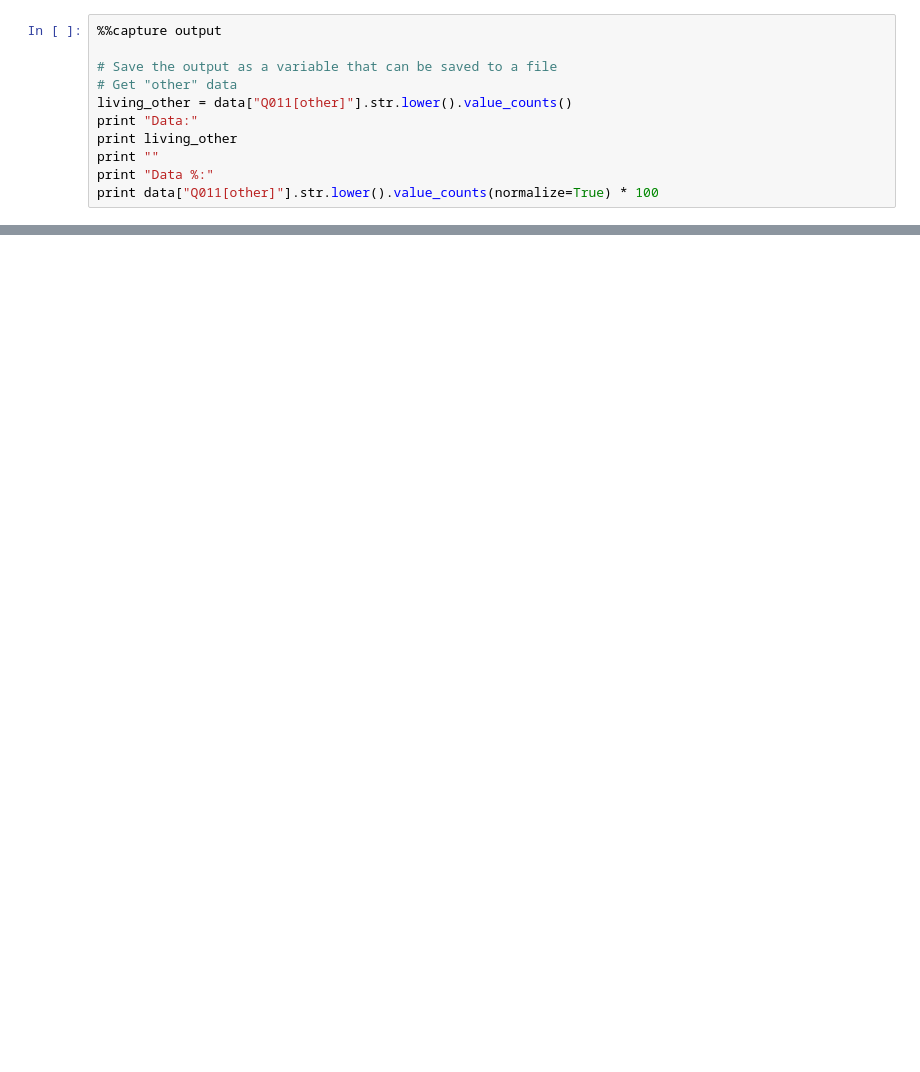
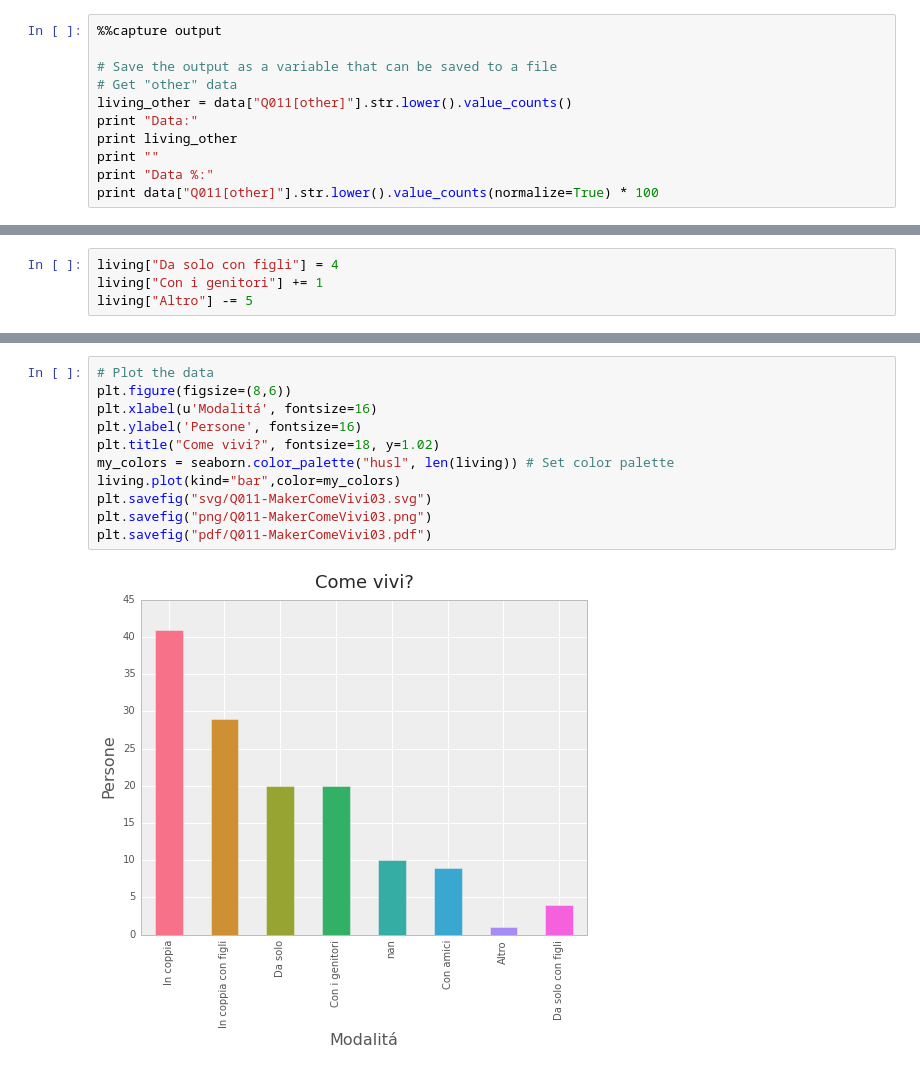
Before and after one commit to openp2pdesign/Makers-Inquiry---Analysis, a Jupyter notebook: Q011.ipynb, the cells around one changed output, grey strips where cells are left out. Cells and saved outputs as stored; diff of their text form; blank space fills up the shorter version.

Commit message:
Add other data integration to Q011

```diff
--- a/Q011.ipynb
+++ b/Q011.ipynb
@@ -129,0 +132,4 @@ plt.savefig("pdf/Q011-MakerComeVivi02.pdf")
+# %%
+living["Da solo con figli"] = 4
+living["Con i genitori"] += 1
+living["Altro"] -= 5
@@ -129,0 +167,13 @@ plt.savefig("pdf/Q011-MakerComeVivi02.pdf")
+# %%
+# Plot the data
+plt.figure(figsize=(8,6))
+plt.xlabel(u'Modalitá', fontsize=16)
+plt.ylabel('Persone', fontsize=16)
+plt.title("Come vivi?", fontsize=18, y=1.02)
+my_colors = seaborn.color_palette("husl", len(living)) # Set color palette
+living.plot(kind="bar",color=my_colors)
+plt.savefig("svg/Q011-MakerComeVivi03.svg")
+plt.savefig("png/Q011-MakerComeVivi03.png")
+plt.savefig("pdf/Q011-MakerComeVivi03.pdf")
+# %% [output]
+[figure, added]
```
Also changed, not shown: parts of 6 cells of this notebook.
